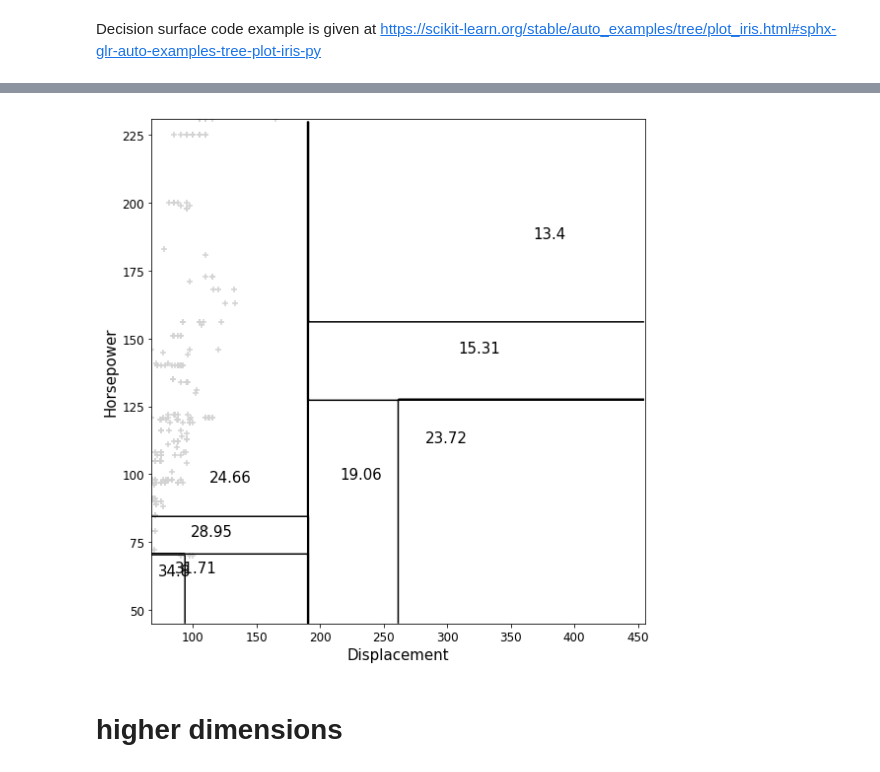
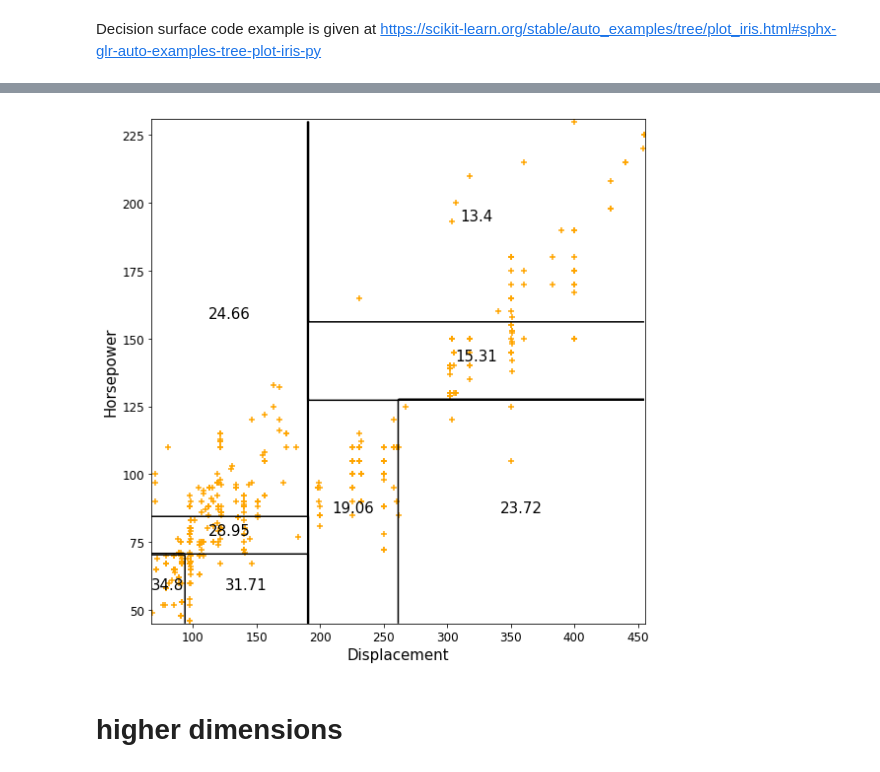
Before and after one commit to biomathman/machine-learning-in-python-book, a Jupyter notebook: notebooks/chapter-9-regression-tree.ipynb, the cells around one changed output, grey strips where cells are left out. Cells and saved outputs as stored; diff of their text form; code cells hidden in the pictures.

```diff
--- a/notebooks/chapter-9-regression-tree.ipynb
+++ b/notebooks/chapter-9-regression-tree.ipynb
@@ -149,29 +157,51 @@ xx, yy = np.meshgrid(np.arange(xmin, xmax, 1),
 # %%
 ZP=r.predict(np.c_[xx.ravel(), yy.ravel()])
 Z=ZP.reshape(xx.shape)
+# %%
+#
+# find the coordinates of the center of each plateau
+# and its corresponding Z-value
+#
+# this code only works because each value falls in a SINGLE rectangle
+# if the same value occurs in multiple subdomain unexpected results will be returned.
+#
+def find_plateau_centers(Z,xmin,xmax,ymin,ymax):
+    U=np.unique(Z)
+    centers=[]
+    for x in U:
+        locs=[]
+        for ix in np.arange(xmin,xmax,1):
+            for iy in np.arange(ymin,ymax,1):
+                zval=Z[int(iy-ymin)][int(ix-xmin)]
+                if zval==x:
+                    locs.append((ix,iy))
+        center=list(np.mean(locs,axis=0))
+        centers.append((x,center))
+    return(centers)
 # %%
 cs = plt.contour(xx, yy, Z, colors="k")#,  cmap=plt.cm.RdYlBu)
 
 plt.xlabel("Displacement",fontsize=15)
 plt.ylabel("Horsepower",fontsize=15)
 
-for value, location in zip (values, cluster_centers):
+centers = find_plateau_centers(Z,xmin,xmax,ymin,ymax)
+for value, location in centers:
     plt.text(*location, str(round(value,2)), fontsize=15,
              horizontalalignment="center")
 
-plt.scatter(HP,DISP,marker="+",c="lightgray")
+plt.scatter(DISP,HP,marker="+",c="orange")
 plt.xlim(xmin,xmax);
 plt.ylim(ymin,ymax)
 ax = plt.gca()
 ax.tick_params(axis = 'both', which = 'major', labelsize = 12)
 ax.tick_params(axis = 'both', which = 'minor', labelsize = 12)
 
 fig=plt.gcf()
 fig.set_size_inches(8,8)
 fig.tight_layout()
 #fig.savefig("Regression-Tree-Surface-Plot-MPG.pdf")
 # %% [output]
-[figure, old version]
+[figure, new version]
 # %% [markdown]
 # higher dimensions
 # %%
```
Also changed, not shown: parts of 5 cells of this notebook.
